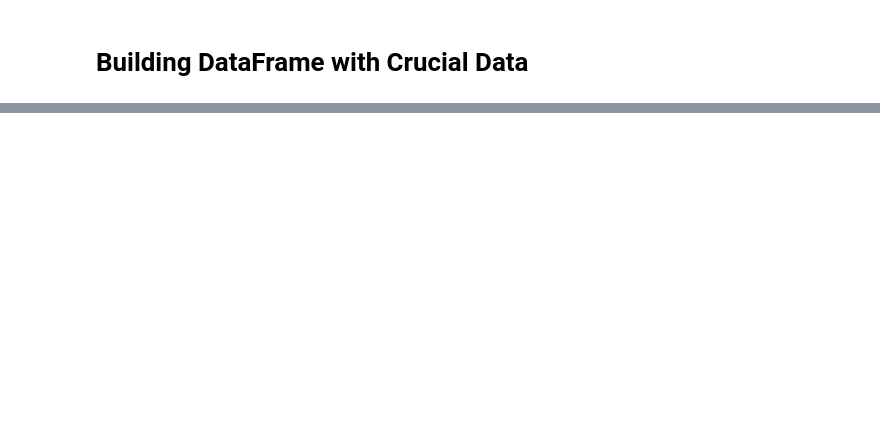
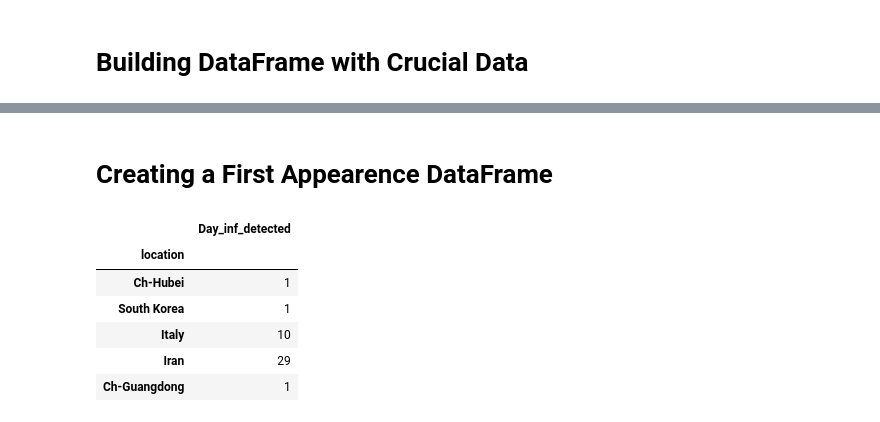
Before and after one commit to juliocrn94/CoronaVirus_ML, a Jupyter notebook: Part1.ipynb, the cells around one changed output, grey strips where cells are left out. Drawn from its saved outputs; the diff is of its cells as text; code cells hidden in the pictures; blank space fills up the shorter version.

Commit message:
added day detected dataframe

```diff
--- a/Part1.ipynb
+++ b/Part1.ipynb
@@ -370,2 +370,4 @@ final_1.tail()
 # %%
 final_1.to_csv('final_1.csv')
+# %% [markdown]
+# Creating a First Appearence DataFrame
@@ -371,0 +376,10 @@ final_1.to_csv('final_1.csv')
+# %%
+f.head()
+# %% [output]
+|  | Day_inf_detected |
+| location |  |
+| Ch-Hubei | 1 |
+| South Korea | 1 |
+| Italy | 10 |
+| Iran | 29 |
+| Ch-Guangdong | 1 |
```
Also changed, not shown: parts of 15 cells of this notebook, 2 other files.
